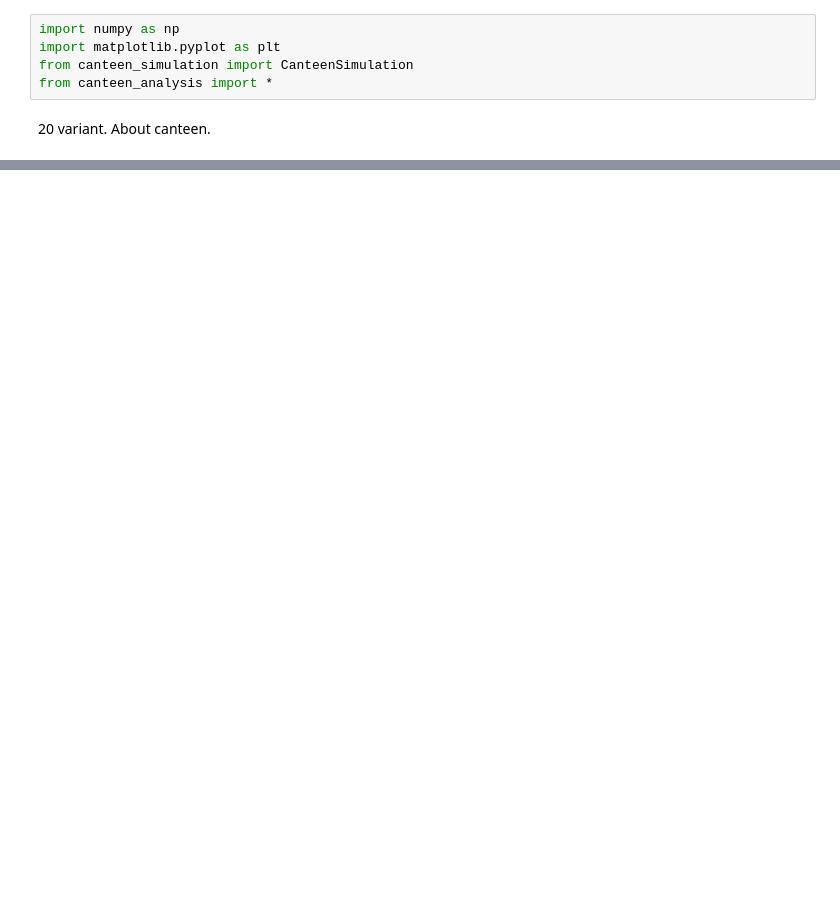
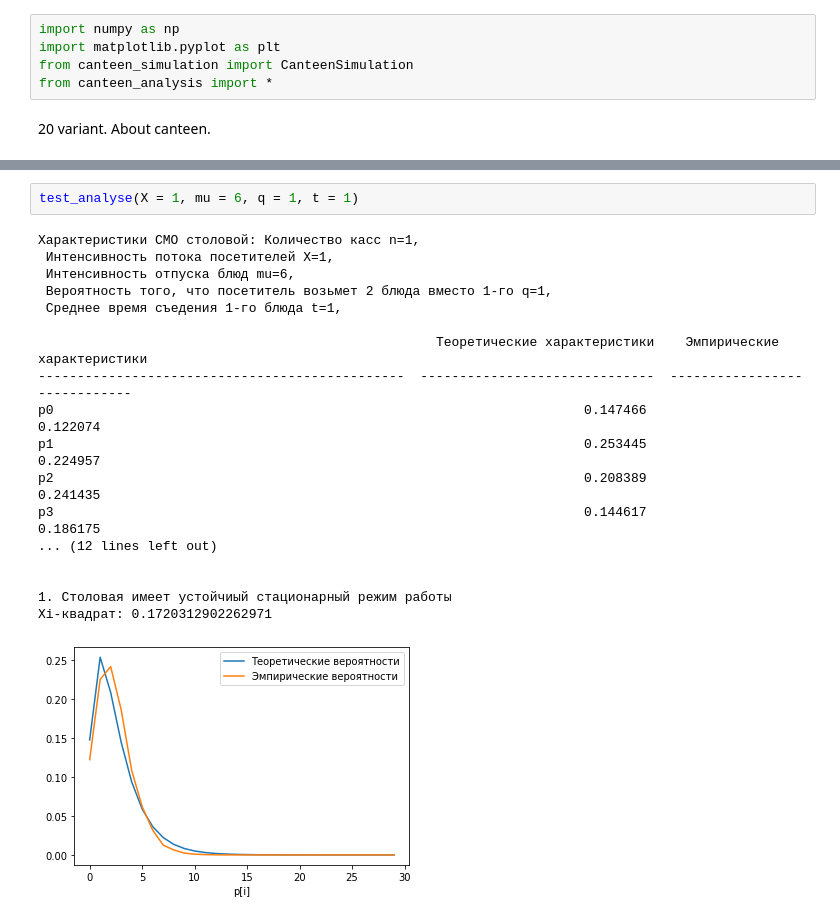
Before and after one commit to MarsRool/MMoD, a Jupyter notebook: lab3.ipynb, the cells around one changed output, grey strips where cells are left out. Saved outputs shown, nothing was run; the diff lists cells and outputs as text; blank space fills up the shorter version.

```diff
--- a/lab3.ipynb
+++ b/lab3.ipynb
@@ -60,3 +60,24 @@ Xi-квадрат: 4432.450857040296
+# %%
+test_analyse(X = 1, mu = 6, q = 1, t = 1)
+# %% [output]
+Характеристики СМО столовой: Количество касс n=1,
+ Интенсивность потока посетителей X=1,
+ Интенсивность отпуска блюд mu=6,
+ Вероятность того, что посетитель возьмет 2 блюда вместо 1-го q=1,
+ Среднее время съедения 1-го блюда t=1,
+
+                                                   Теоретические характеристики    Эмпирические характеристики
+-----------------------------------------------  ------------------------------  -----------------------------
+p0                                                                    0.147466                      0.122074
+p1                                                                    0.253445                      0.224957
+p2                                                                    0.208389                      0.241435
+p3                                                                    0.144617                      0.186175
+... (12 lines left out)
+
+
+1. Столовая имеет устойчиый стационарный режим работы
+Xi-квадрат: 0.1720312902262971
+[figure, added]
 # %%
 test_analyse(X = 2, mu = 1, q = 0.4, t = 1)
 # %% [output]
```
Also changed, not shown: parts of 3 cells of this notebook, 2 other files.
